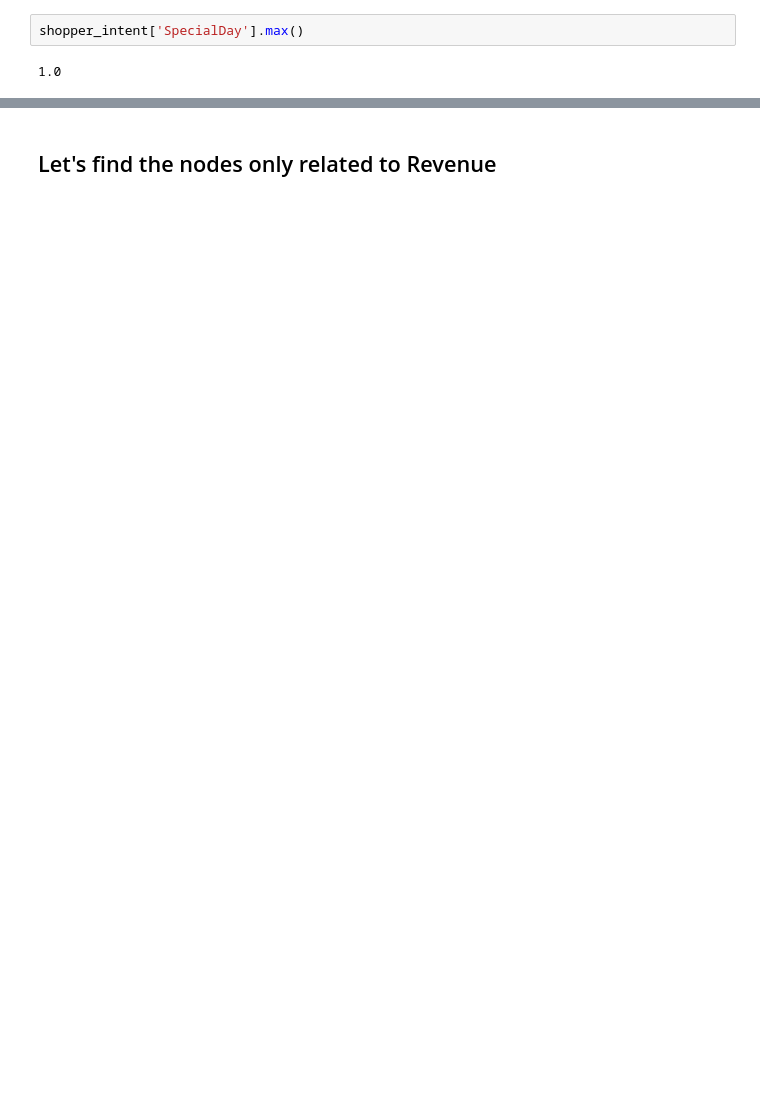
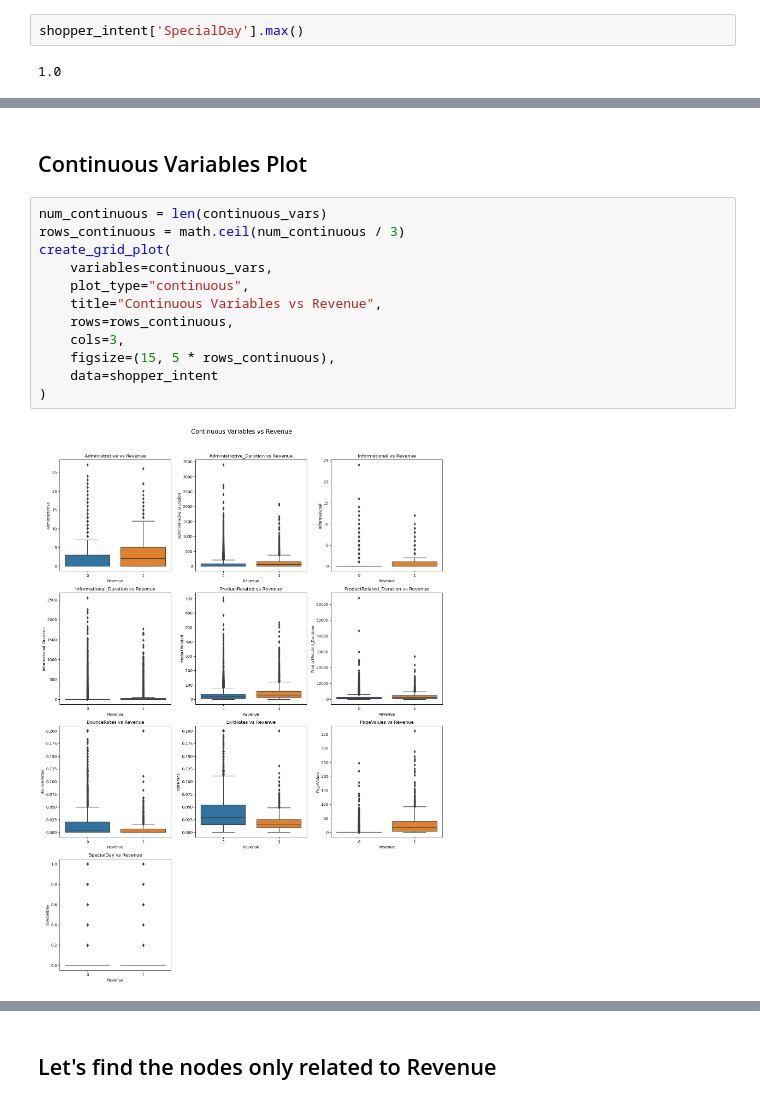
Before and after one commit to malmahasnah/causality-Q1-project, a Jupyter notebook: dsc180q1project.ipynb, the cells around one changed output, grey strips where cells are left out. Drawn from its saved outputs; the diff is of its cells as text; blank space fills up the shorter version.

```diff
--- a/dsc180q1project.ipynb
+++ b/dsc180q1project.ipynb
@@ -75,0 +143,16 @@ columns_to_use = [
+# %% [markdown]
+## Continuous Variables Plot
+# %%
+num_continuous = len(continuous_vars)
+rows_continuous = math.ceil(num_continuous / 3)
+create_grid_plot(
+    variables=continuous_vars,
+    plot_type="continuous",
+    title="Continuous Variables vs Revenue",
+    rows=rows_continuous,
+    cols=3,
+    figsize=(15, 5 * rows_continuous),
+    data=shopper_intent
+)
+# %% [output]
+[figure, added]
```
Also changed, not shown: parts of 22 cells of this notebook, 1 other file.
